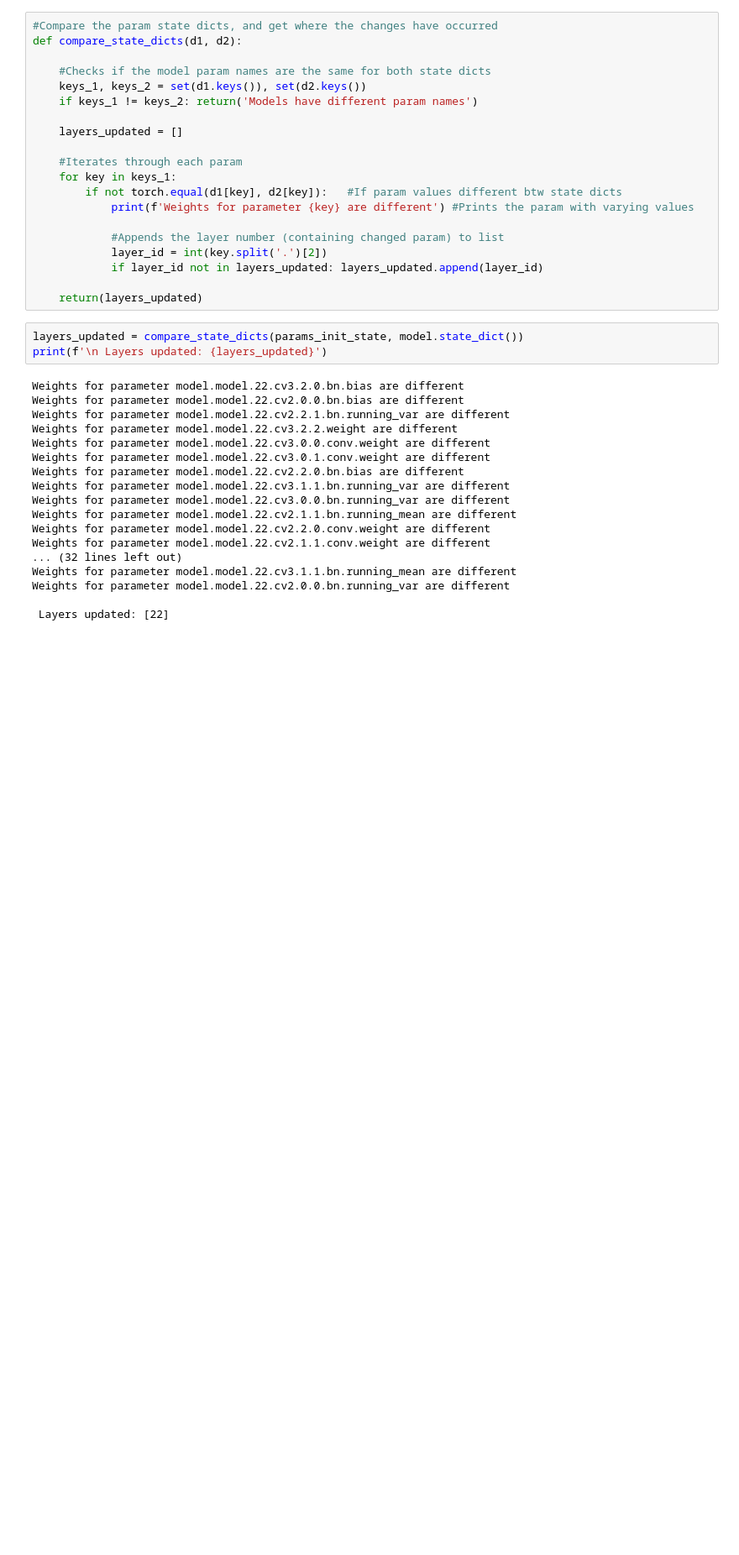
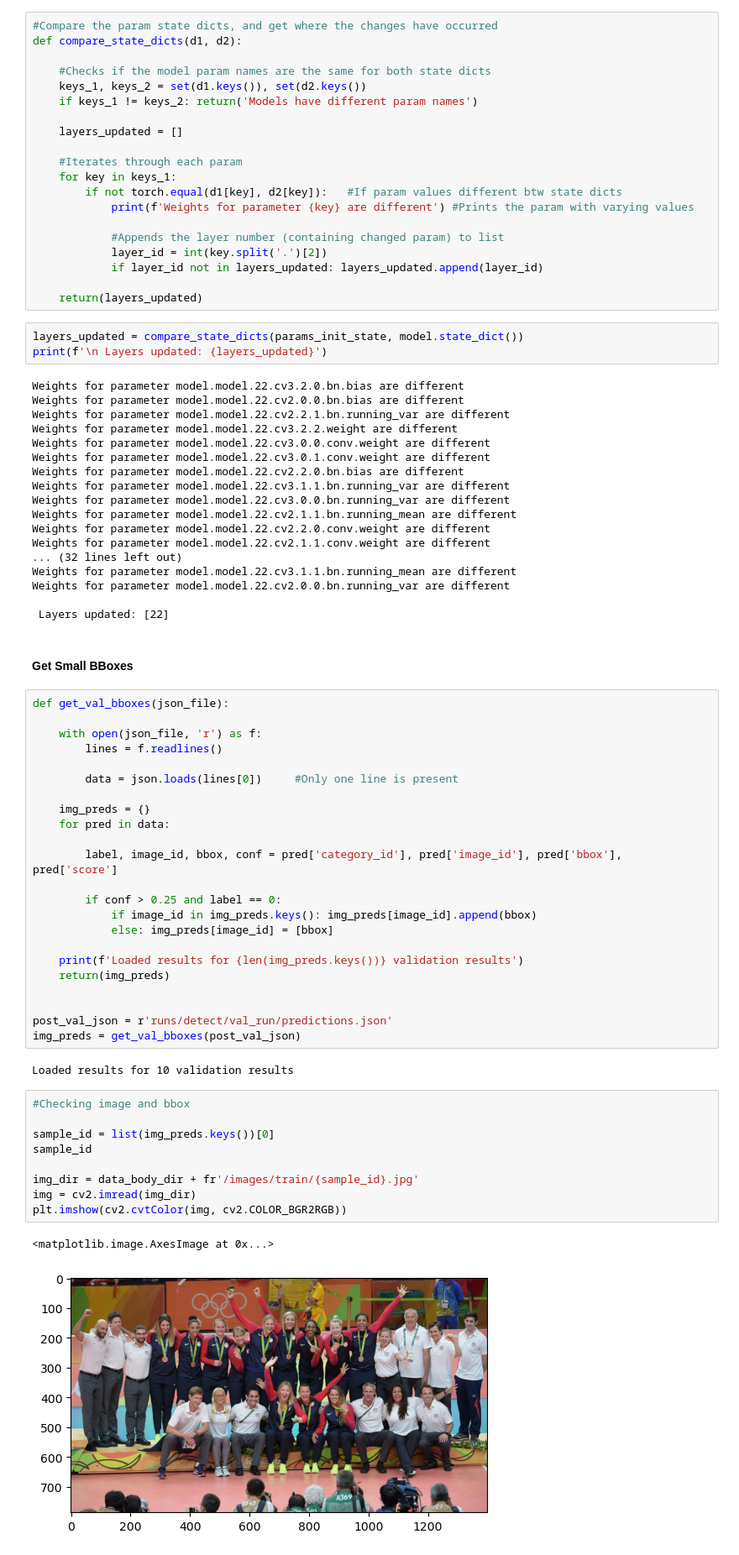
Before and after one commit to JelinR/ultralytics_forked, a Jupyter notebook: Vision_Project/yolo_detection.ipynb, the cells around one changed output. Shown at 84% size. Saved outputs shown, nothing was run; the diff lists cells and outputs as text; blank space fills up the shorter version.

```diff
--- a/Vision_Project/yolo_detection.ipynb
+++ b/Vision_Project/yolo_detection.ipynb
@@ -1084,3 +1078,42 @@ Weights for parameter model.model.22.cv3.1.1.bn.running_mean are different
 Weights for parameter model.model.22.cv2.0.0.bn.running_var are different
 
  Layers updated: [22]
+# %% [markdown]
+#### Get Small BBoxes
+# %%
+def get_val_bboxes(json_file):
+
+    with open(json_file, 'r') as f:
+        lines = f.readlines()
+
+        data = json.loads(lines[0])     #Only one line is present
+
+    img_preds = {}
+    for pred in data:
+
+        label, image_id, bbox, conf = pred['category_id'], pred['image_id'], pred['bbox'], pred['score']
+
+        if conf > 0.25 and label == 0:
+            if image_id in img_preds.keys(): img_preds[image_id].append(bbox)
+            else: img_preds[image_id] = [bbox]
+
+    print(f'Loaded results for {len(img_preds.keys())} validation results')
+    return(img_preds)
+
+
+post_val_json = r'runs/detect/val_run/predictions.json'
+img_preds = get_val_bboxes(post_val_json)
+# %% [output]
+Loaded results for 10 validation results
+# %%
+#Checking image and bbox
+
+sample_id = list(img_preds.keys())[0]
+sample_id
+
+img_dir = data_body_dir + fr'/images/train/{sample_id}.jpg'
+img = cv2.imread(img_dir)
+plt.imshow(cv2.cvtColor(img, cv2.COLOR_BGR2RGB))
+# %% [output]
+<matplotlib.image.AxesImage at 0x...>
+[figure, added]
```
Also changed, not shown: parts of 28 cells of this notebook.
